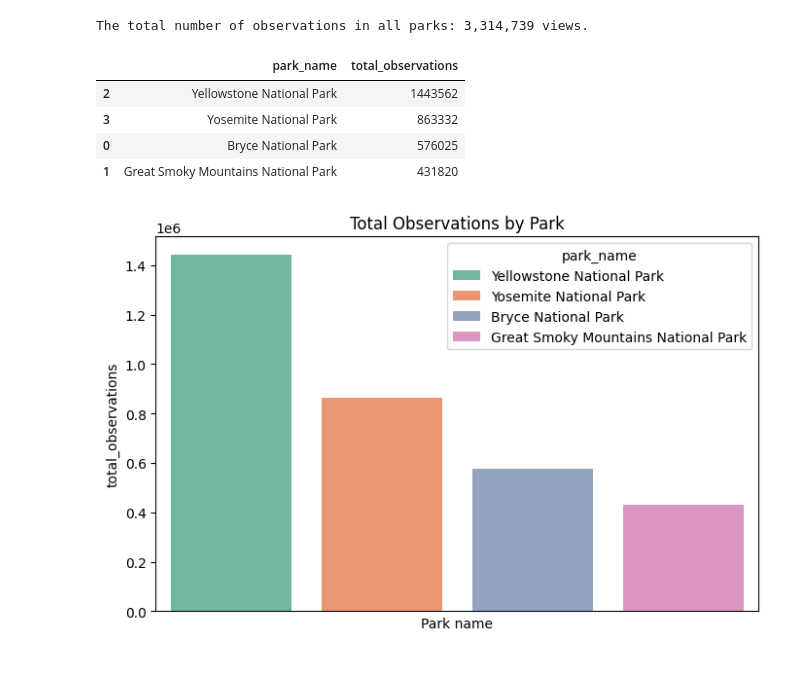
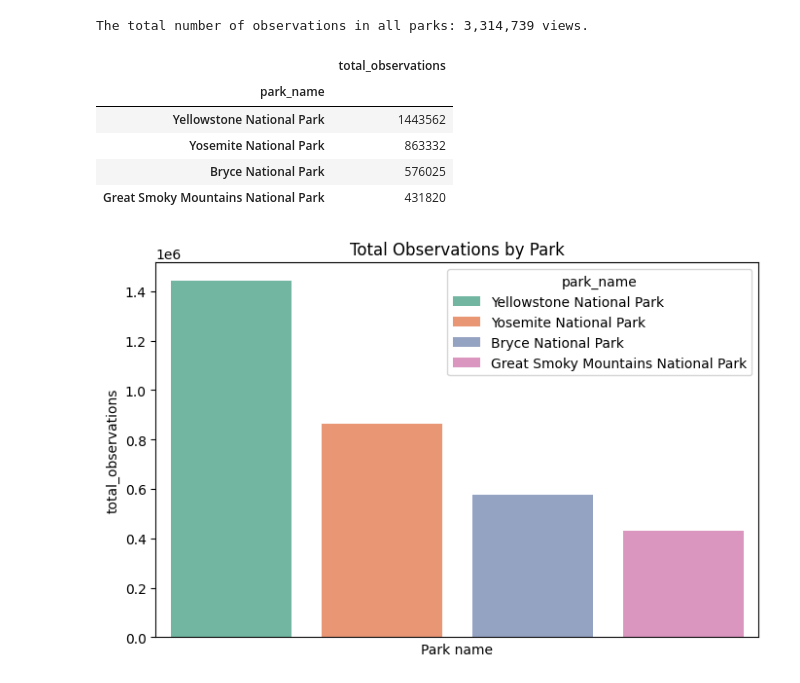
Before and after one commit to 7086600/biodiversity_project, a Jupyter notebook: biodiversity.ipynb, the cells around one changed output. Saved outputs shown, nothing was run; the diff lists cells and outputs as text; code cells hidden in the pictures.

```diff
--- a/biodiversity.ipynb
+++ b/biodiversity.ipynb
@@ -435,17 +460,18 @@ print(f"The total number of observations in all parks: {observations_clean['obse
 The total number of observations in all parks: 3,314,739 views.
 # %%
 # counting the number of observations by park
-observationsByPark = observations_clean.groupby('park_name')['observations'].sum().reset_index()
+observationsByPark = observations_clean.groupby('park_name')['observations'].sum().reset_index().set_index('park_name')
 # renaming the column for clarity
 observationsByPark.rename(columns={'observations': 'total_observations'}, inplace=True)
 observationsByPark.sort_values(by='total_observations', ascending=False, inplace=True)
 observationsByPark
 # %% [output]
-|  | park_name | total_observations |
-| 2 | Yellowstone National Park | 1443562 |
-| 3 | Yosemite National Park | 863332 |
-| 0 | Bryce National Park | 576025 |
-| 1 | Great Smoky Mountains National Park | 431820 |
+|  | total_observations |
+| park_name |  |
+| Yellowstone National Park | 1443562 |
+| Yosemite National Park | 863332 |
+| Bryce National Park | 576025 |
+| Great Smoky Mountains National Park | 431820 |
 # %%
 # creating a bar plot for observations by park
 plt.figure(figsize=(8, 5), frameon=True)
```
Also changed, not shown: parts of 8 cells of this notebook.
